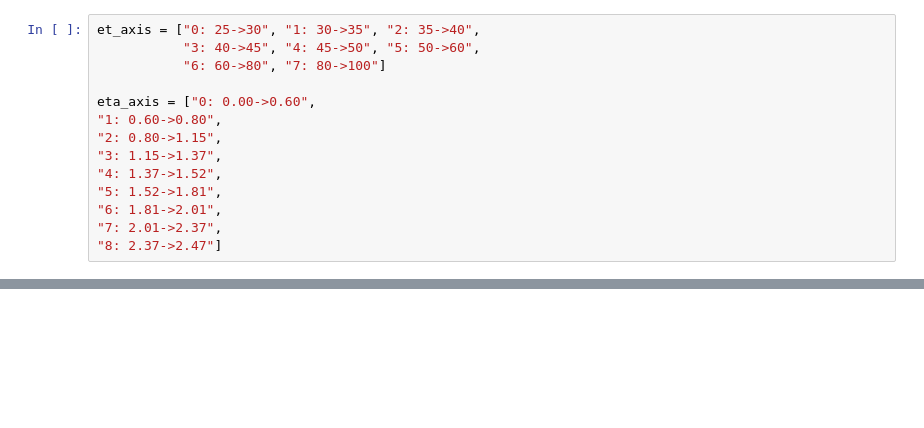
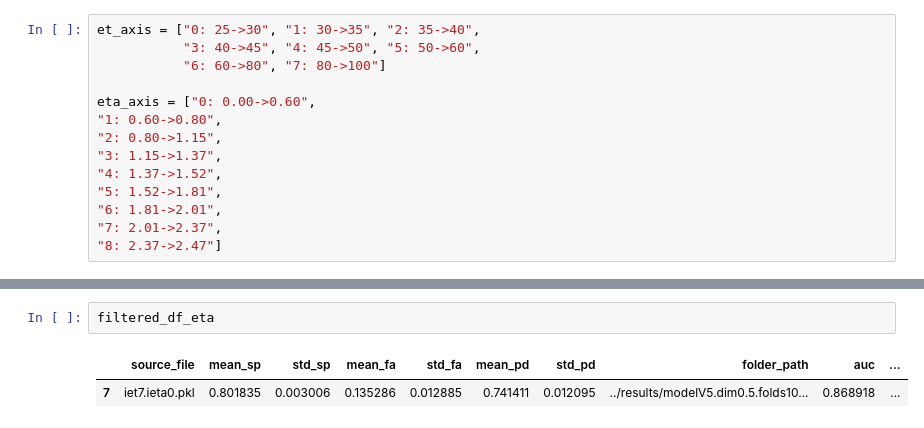
Before and after one commit to Pedrofran682/egamma_master, a Jupyter notebook: notebooks/metrics.ipynb, the cells around one changed output, grey strips where cells are left out. Saved outputs shown, nothing was run; the diff lists cells and outputs as text; blank space fills up the shorter version.

```diff
--- a/notebooks/metrics.ipynb
+++ b/notebooks/metrics.ipynb
@@ -165,0 +214,5 @@ for model_name in df['model_name'].unique():
+# %%
+filtered_df_eta
+# %% [output]
+|  | source_file | mean_sp | std_sp | mean_fa | std_fa | mean_pd | std_pd | folder_path | auc | ... |
+| 7 | iet7.ieta0.pkl | 0.801835 | 0.003006 | 0.135286 | 0.012885 | 0.741411 | 0.012095 | ../results/modelV5.dim0.5.folds10... | 0.868918 | ... |
```
Also changed, not shown: parts of 3 cells of this notebook, 4 other files.
